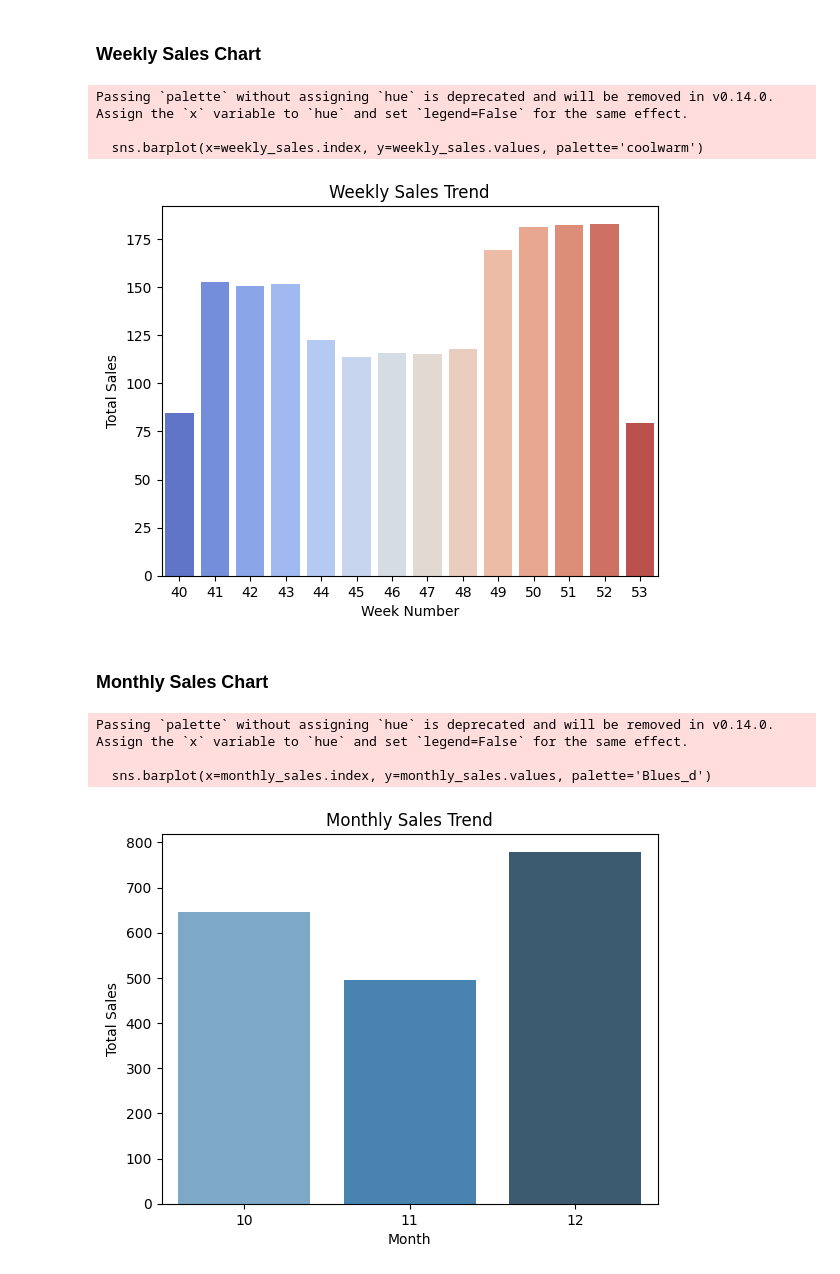
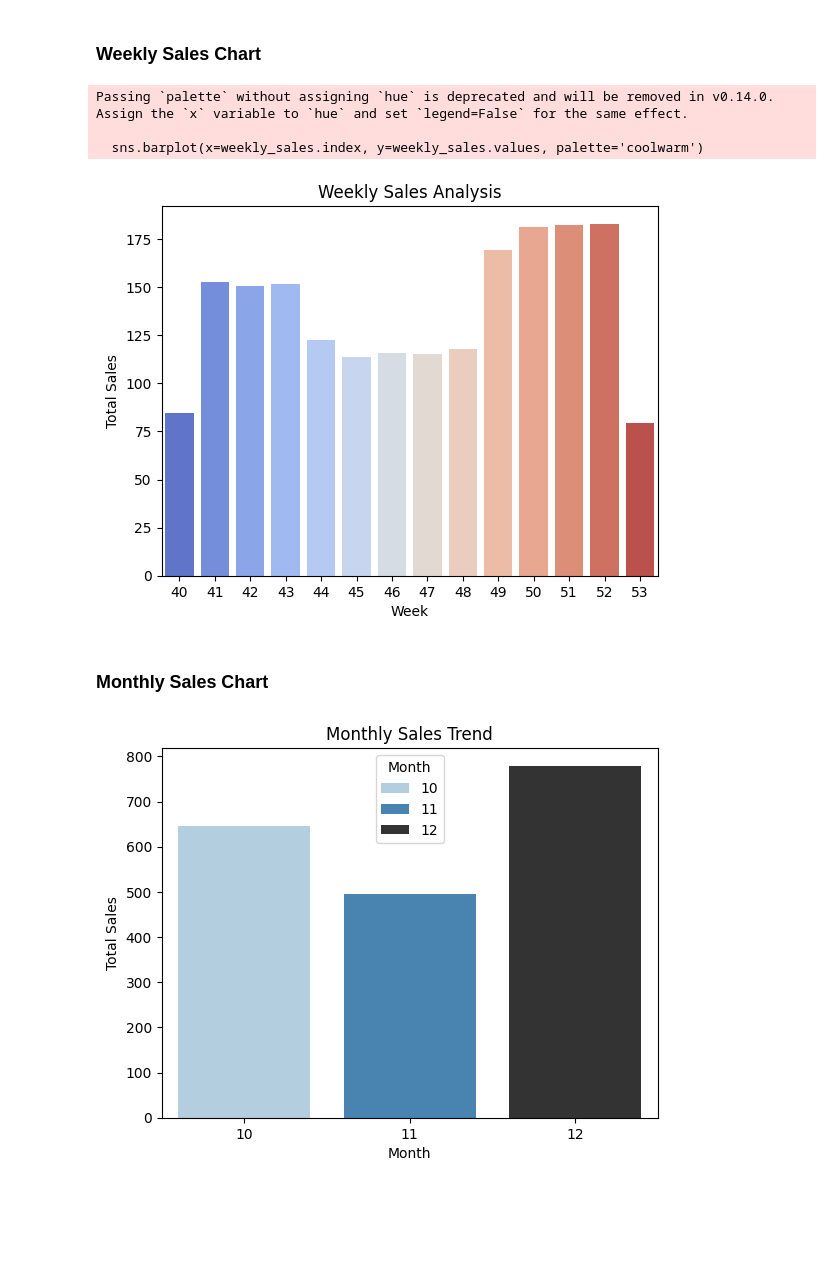
Before and after one commit to madhan96p/Sales_Analysis, a Jupyter notebook: Sales/Sales.ipynb, the cells around one changed output. Cells and saved outputs as stored; diff of their text form; code cells hidden in the pictures; blank space fills up the shorter version.

Commit message:
add sales analysis report for Australian Apparel Limited

```diff
--- a/Sales/Sales.ipynb
+++ b/Sales/Sales.ipynb
@@ -324,32 +361,28 @@ plt.show()
 # %%
 weekly_sales = data.groupby('Week')['Sales'].sum()
 
-# Plot
 sns.barplot(x=weekly_sales.index, y=weekly_sales.values, palette='coolwarm')
-plt.title('Weekly Sales Trend')
-plt.xlabel('Week Number')
+plt.title('Weekly Sales Analysis')
+plt.xlabel('Week')
 plt.ylabel('Total Sales')
 plt.show()
 # %% [output]
 Passing `palette` without assigning `hue` is deprecated and will be removed in v0.14.0. Assign the `x` variable to `hue` and set `legend=False` for the same effect.
 
   sns.barplot(x=weekly_sales.index, y=weekly_sales.values, palette='coolwarm')
-[figure, old version]
+[figure, new version]
 # %% [markdown]
 ### Monthly Sales Chart
 # %%
 monthly_sales = data.groupby('Month')['Sales'].sum()
 
-sns.barplot(x=monthly_sales.index, y=monthly_sales.values, palette='Blues_d')
+sns.barplot(x=monthly_sales.index, y=monthly_sales.values, hue=monthly_sales.index, palette='Blues_d')
 plt.title('Monthly Sales Trend')
 plt.xlabel('Month')
 plt.ylabel('Total Sales')
 plt.show()
 # %% [output]
-Passing `palette` without assigning `hue` is deprecated and will be removed in v0.14.0. Assign the `x` variable to `hue` and set `legend=False` for the same effect.
-
-  sns.barplot(x=monthly_sales.index, y=monthly_sales.values, palette='Blues_d')
-[figure, old version]
+[figure, new version]
 # %%
 state_group_sales = data.groupby(['State', 'Group'])['Sales'].sum().unstack()
 group_state_sales = data.groupby(['Group', 'State'])['Sales'].sum().unstack()
```
Also changed, not shown: parts of 4 cells of this notebook, 1 other file.
